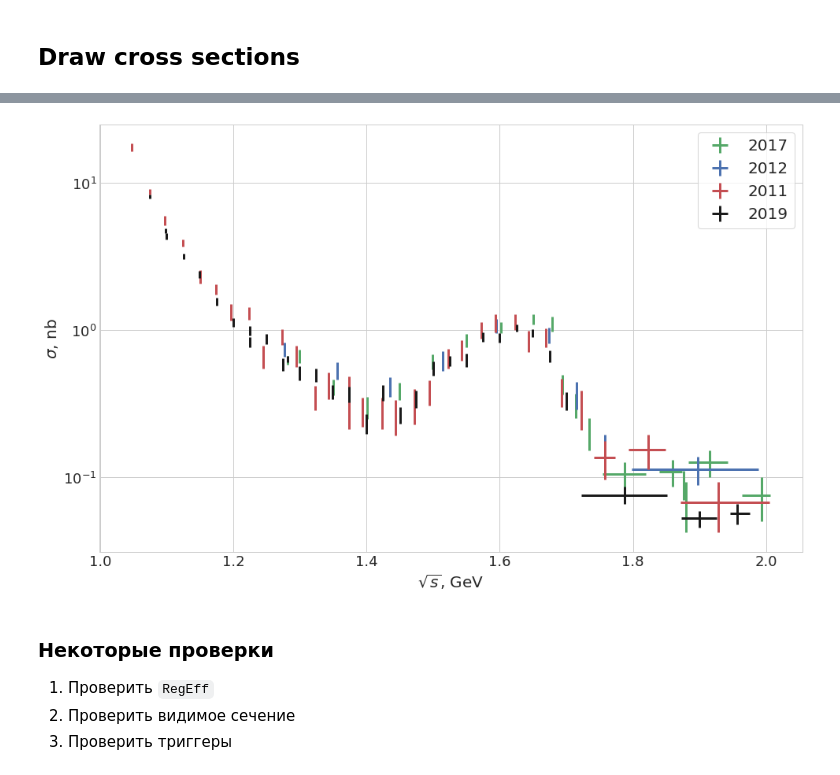
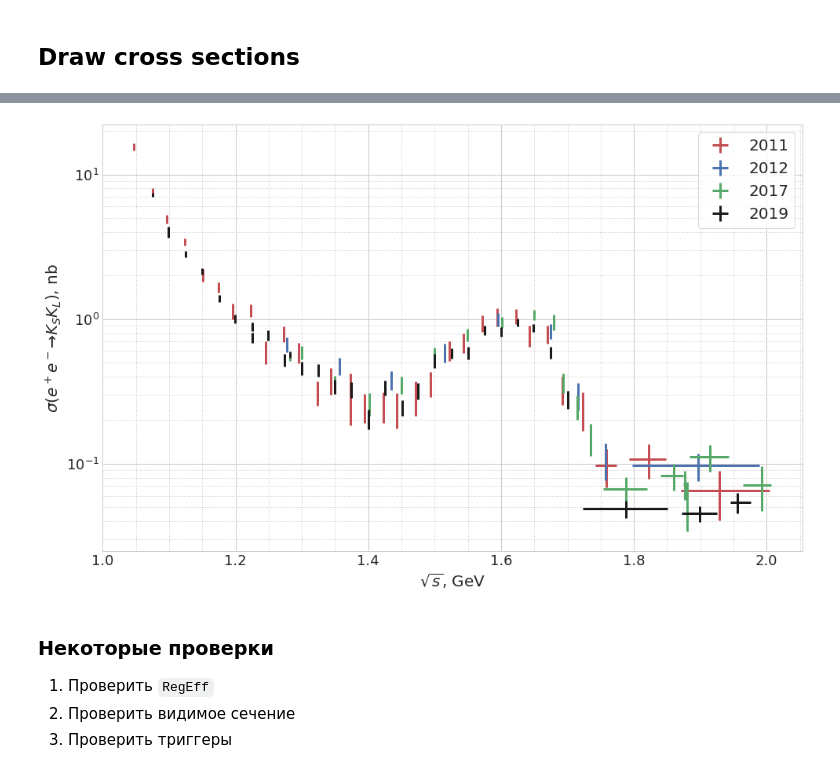
Before and after one commit to nikita-p/research, a Jupyter notebook: uproot/Visible.ipynb, the cells around one changed output, grey strips where cells are left out. Cells and saved outputs as stored; diff of their text form; code cells hidden in the pictures.

```diff
--- a/uproot/Visible.ipynb
+++ b/uproot/Visible.ipynb
@@ -144,19 +156,25 @@ errE[12] = [cs12.dEmin*2e-3, cs12.dEmax*2e-3]
 errE[17] = [cs17.dEmin*2e-3, cs17.dEmax*2e-3]
 errE[19] = [cs19.dEmin*2e-3, cs19.dEmax*2e-3]
 # %%
-plt.errorbar(cs17.Emean*2e-3, cs17.born/0.981, yerr=cs17.born_err, xerr=errE[17], fmt='g^', elinewidth=3, ms=0, label='2017')
-plt.errorbar(cs12.Emean*2e-3, cs12.born, yerr=cs12.born_err, xerr=errE[12], fmt='bp', elinewidth=3, ms=0, label='2012')
-plt.errorbar(cs11.Emean*2e-3, cs11.born/0.993, yerr=cs11.born_err, xerr=errE[11], fmt='rv', elinewidth=3, ms=0, label='2011')
-plt.errorbar(cs19.Emean*2e-3, cs19.born/0.995, yerr=cs19.born_err, xerr=errE[19], fmt='kd', elinewidth=3, ms=0, label='2019')
+plt.errorbar(cs11.Emean*2e-3, cs11.born, yerr=cs11.born_err, xerr=errE[11], fmt='ro', elinewidth=3, ms=0, label='2011')
+plt.errorbar(cs12.Emean*2e-3, cs12.born, yerr=cs12.born_err, xerr=errE[12], fmt='bo', elinewidth=3, ms=0, label='2012')
+plt.errorbar(cs17.Emean*2e-3, cs17.born, yerr=cs17.born_err, xerr=errE[17], fmt='go', elinewidth=3, ms=0, label='2017')
+plt.errorbar(cs19.Emean*2e-3, cs19.born, yerr=cs19.born_err, xerr=errE[19], fmt='ko', elinewidth=3, ms=0, label='2019')
 plt.yscale('log')
 plt.xlabel('$\sqrt{s}$, GeV', fontsize=20)
-plt.ylabel('$\sigma$, nb', fontsize=20)
+plt.ylabel('$\sigma(e^+e^- \\to K_SK_L)$, nb', fontsize=20)
 ax = plt.gca()
-ax.tick_params(labelsize=18)
-ax.legend(fontsize=20, frameon=True)
-#plt.savefig('cs.pdf')
+ax.tick_params(labelsize=18);
+ax.legend(fontsize=20, frameon=True);
+
+plt.grid(linestyle = '-');
+ax = plt.gca();
+ax.minorticks_on();
+ax.grid(which='minor', linestyle = ':');
+
+# plt.savefig('cs.pdf')
 # %% [output]
-[figure, old version]
+[figure, new version]
 # %% [markdown]
 ### Некоторые проверки
 
```
Also changed, not shown: parts of 9 cells of this notebook, 6 other files.
